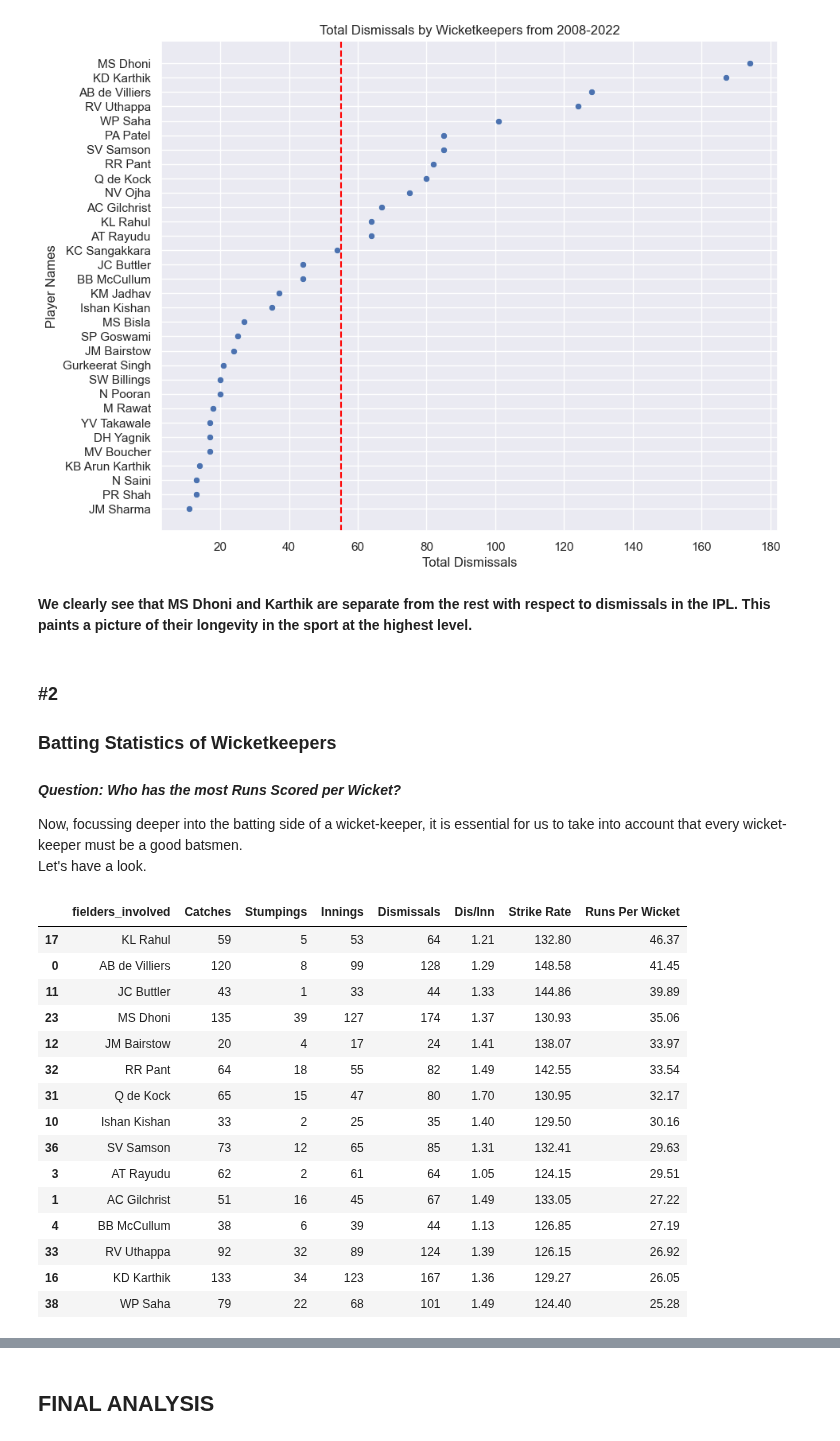
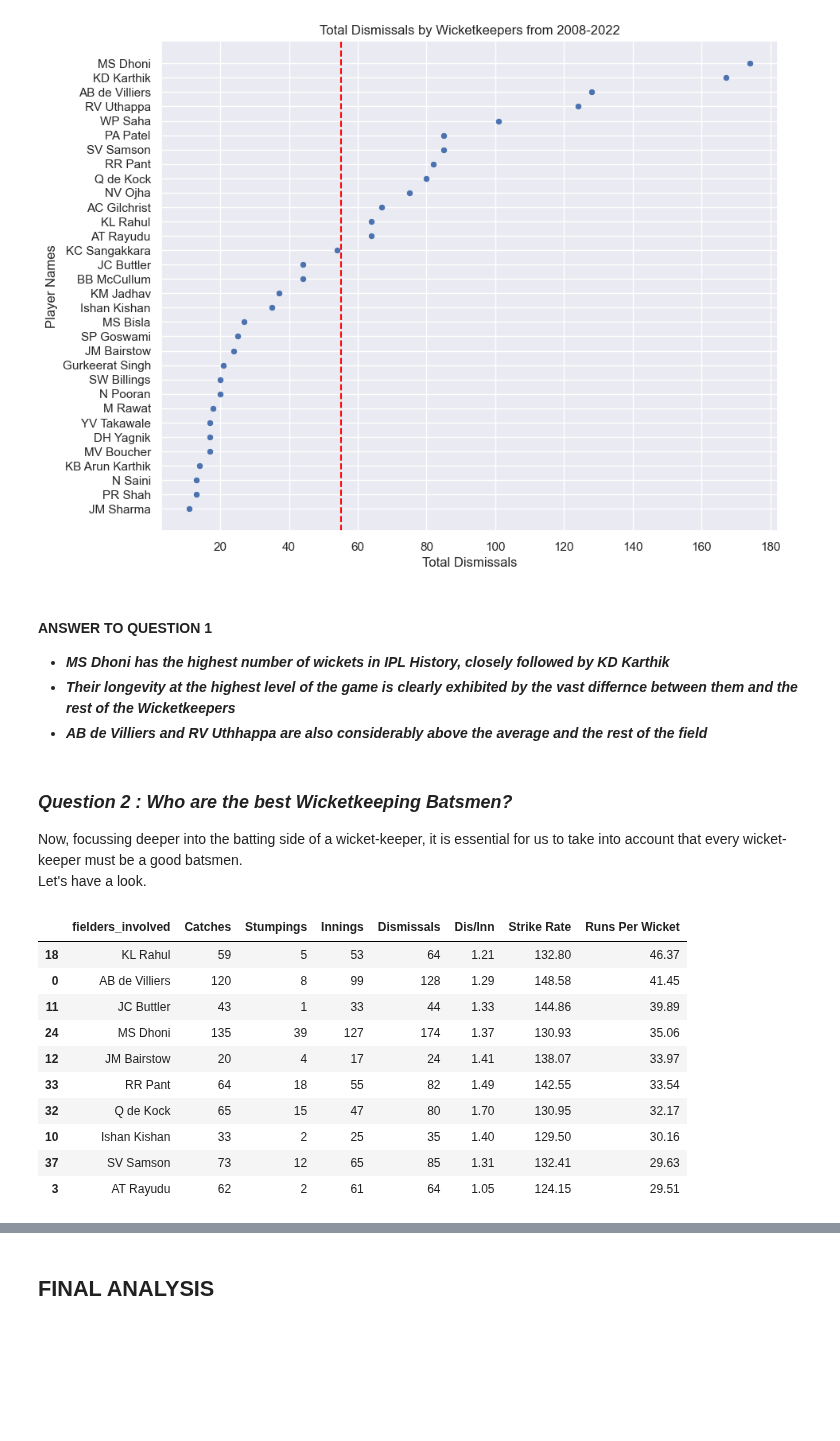
Before and after one commit to ubco-W2022T2-data301/project-group-group60, a Jupyter notebook: analysis/analysis3.ipynb, the cells around one changed output, grey strips where cells are left out. Drawn from its saved outputs; the diff is of its cells as text; code cells hidden in the pictures; blank space fills up the shorter version.

```diff
--- a/analysis/analysis3.ipynb
+++ b/analysis/analysis3.ipynb
@@ -94,32 +94,28 @@ plt.ylabel('Player Names')
 # %% [output]
 Text(0, 0.5, 'Player Names')
 [figure]
-# %% [markdown]
-**We clearly see that MS Dhoni and Karthik are separate from the rest with respect to dismissals in the IPL. This paints a picture of their longevity in the sport at the highest level.**
+# %% [markdown]
+#### **ANSWER TO QUESTION 1**
+* ***MS Dhoni has the highest number of wickets in IPL History, closely followed by KD Karthik***
+* ***Their longevity at the highest level of the game is clearly exhibited by the vast differnce between them and the rest of the Wicketkeepers***
+* ***AB de Villiers and RV Uthhappa are also considerably above the average and the rest of the field***
 # %% [markdown]
-### **#2**
-### **Batting Statistics of Wicketkeepers**
-#### *Question: Who has the most Runs Scored per Wicket?*
+### ***Question 2 : Who are the best Wicketkeeping Batsmen?***
 
 Now, focussing deeper into the batting side of a wicket-keeper, it is essential for us to take into account that every wicket-keeper must be a good batsmen.\
 Let's have a look.
 # %%
 keeper_batsmen_stats = pf3.find_and_merge_batting_stats_of_keepers(final_wicketkeeping_stats)
-keeper_batsmen_stats.sort_values(by="Runs Per Wicket", ascending = False).head(15)
+keeper_batsmen_stats.sort_values(by="Runs Per Wicket", ascending = False).head(10)
 # %% [output]
 |  | fielders_involved | Catches | Stumpings | Innings | Dismissals | Dis/Inn | Strike Rate | Runs Per Wicket |
-| 17 | KL Rahul | 59 | 5 | 53 | 64 | 1.21 | 132.80 | 46.37 |
+| 18 | KL Rahul | 59 | 5 | 53 | 64 | 1.21 | 132.80 | 46.37 |
 | 0 | AB de Villiers | 120 | 8 | 99 | 128 | 1.29 | 148.58 | 41.45 |
 | 11 | JC Buttler | 43 | 1 | 33 | 44 | 1.33 | 144.86 | 39.89 |
-| 23 | MS Dhoni | 135 | 39 | 127 | 174 | 1.37 | 130.93 | 35.06 |
+| 24 | MS Dhoni | 135 | 39 | 127 | 174 | 1.37 | 130.93 | 35.06 |
 | 12 | JM Bairstow | 20 | 4 | 17 | 24 | 1.41 | 138.07 | 33.97 |
-| 32 | RR Pant | 64 | 18 | 55 | 82 | 1.49 | 142.55 | 33.54 |
-| 31 | Q de Kock | 65 | 15 | 47 | 80 | 1.70 | 130.95 | 32.17 |
+| 33 | RR Pant | 64 | 18 | 55 | 82 | 1.49 | 142.55 | 33.54 |
+| 32 | Q de Kock | 65 | 15 | 47 | 80 | 1.70 | 130.95 | 32.17 |
 | 10 | Ishan Kishan | 33 | 2 | 25 | 35 | 1.40 | 129.50 | 30.16 |
-| 36 | SV Samson | 73 | 12 | 65 | 85 | 1.31 | 132.41 | 29.63 |
+| 37 | SV Samson | 73 | 12 | 65 | 85 | 1.31 | 132.41 | 29.63 |
 | 3 | AT Rayudu | 62 | 2 | 61 | 64 | 1.05 | 124.15 | 29.51 |
-| 1 | AC Gilchrist | 51 | 16 | 45 | 67 | 1.49 | 133.05 | 27.22 |
-| 4 | BB McCullum | 38 | 6 | 39 | 44 | 1.13 | 126.85 | 27.19 |
-| 33 | RV Uthappa | 92 | 32 | 89 | 124 | 1.39 | 126.15 | 26.92 |
-| 16 | KD Karthik | 133 | 34 | 123 | 167 | 1.36 | 129.27 | 26.05 |
-| 38 | WP Saha | 79 | 22 | 68 | 101 | 1.49 | 124.40 | 25.28 |
```
Also changed, not shown: parts of 26 cells of this notebook, 1 other file.
